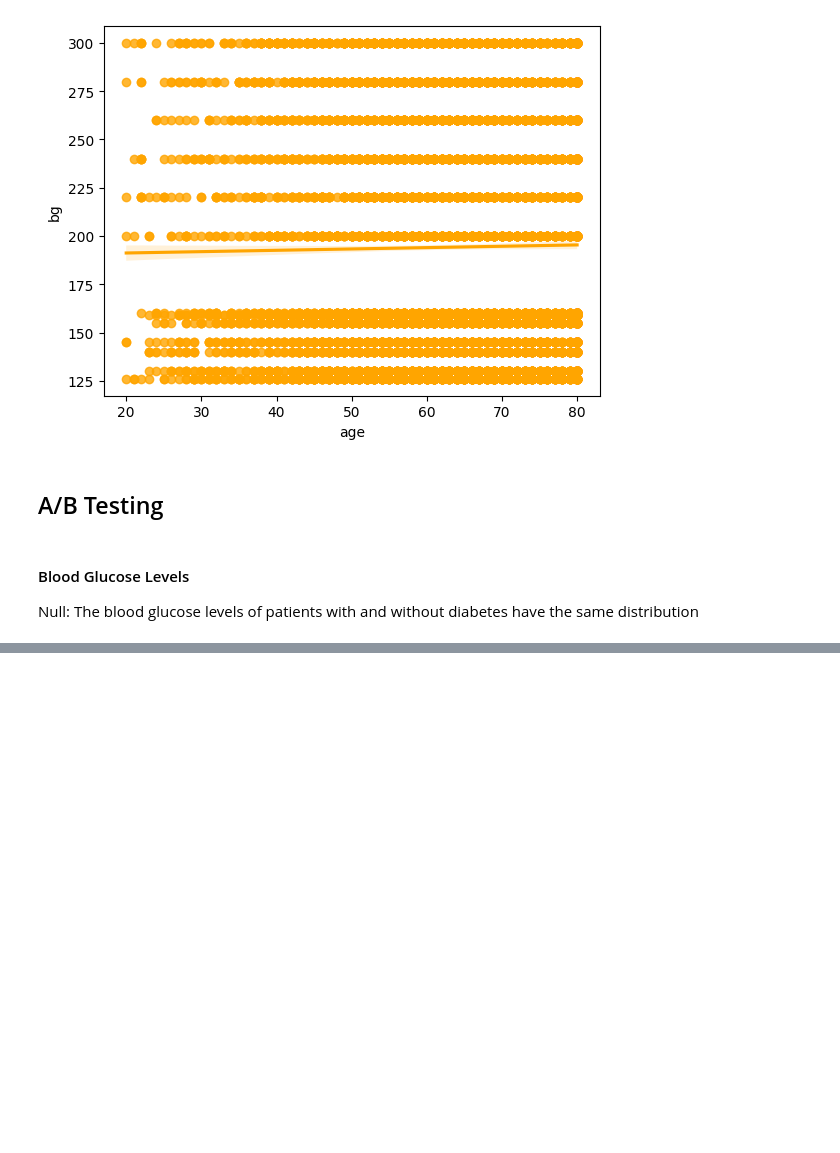
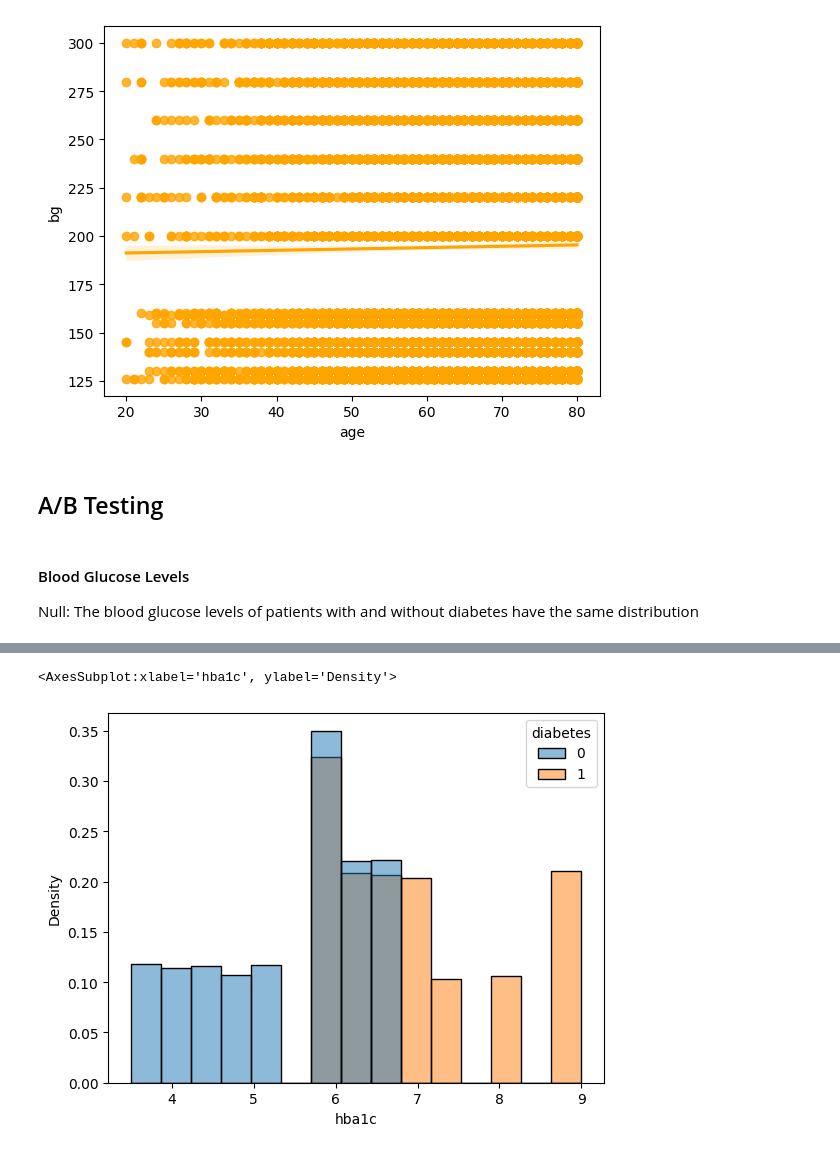
Before and after one commit to harshi-saha/cogs108-project, a Jupyter notebook: EDACheckpoint_group014.ipynb, the cells around one changed output, grey strips where cells are left out. Drawn from its saved outputs; the diff is of its cells as text; code cells hidden in the pictures; blank space fills up the shorter version.

```diff
--- a/EDACheckpoint_group014.ipynb
+++ b/EDACheckpoint_group014.ipynb
@@ -302,0 +352,5 @@ TypeError: permutation_test() missing 1 required positional argument: 'statistic
+# %%
+sns.histplot(x='hba1c', hue = 'diabetes', data=sample_df, stat='density', kde=False, bins=15)
+# %% [output]
+<AxesSubplot:xlabel='hba1c', ylabel='Density'>
+[figure, added]
```
Also changed, not shown: parts of 26 cells of this notebook.
